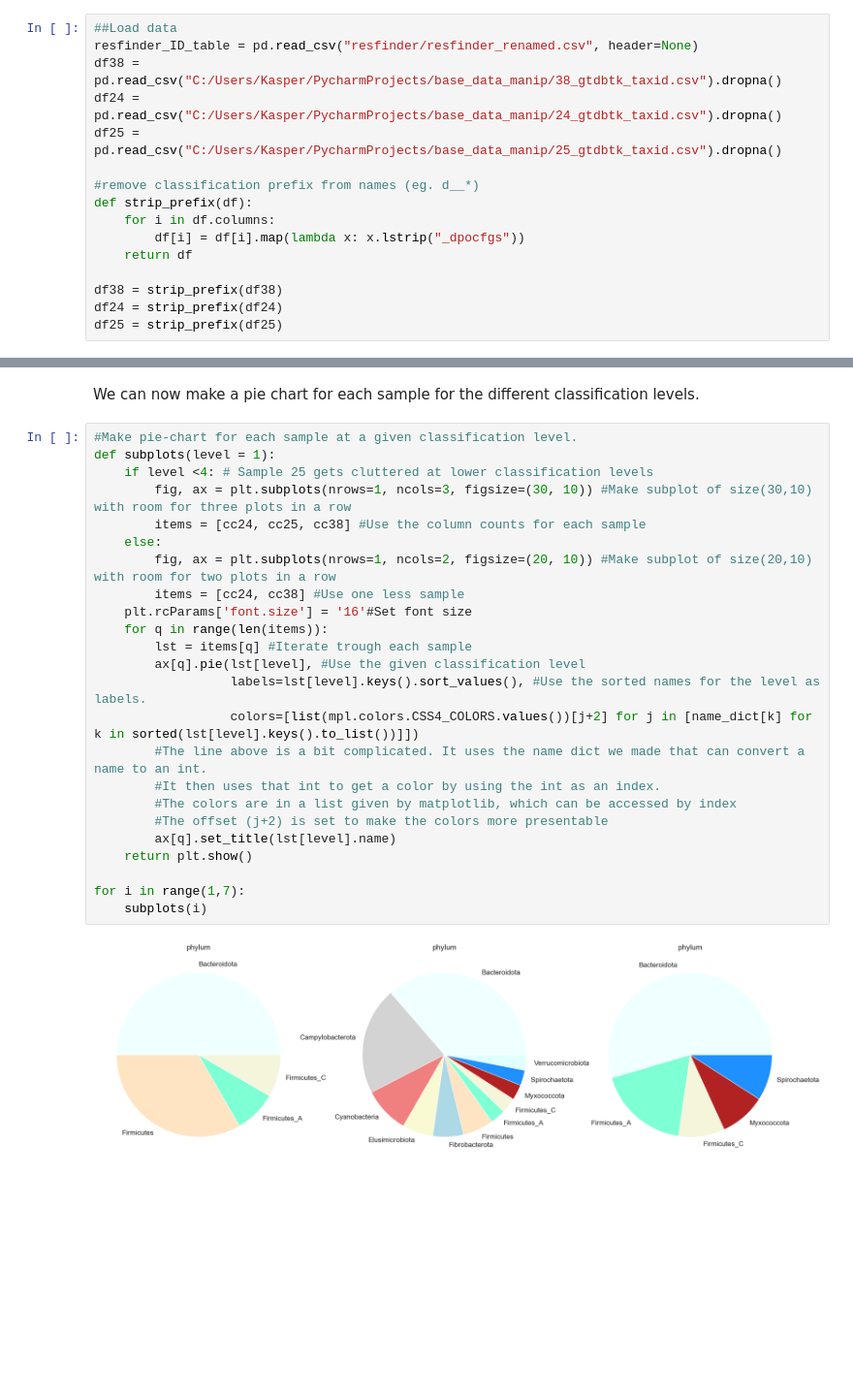
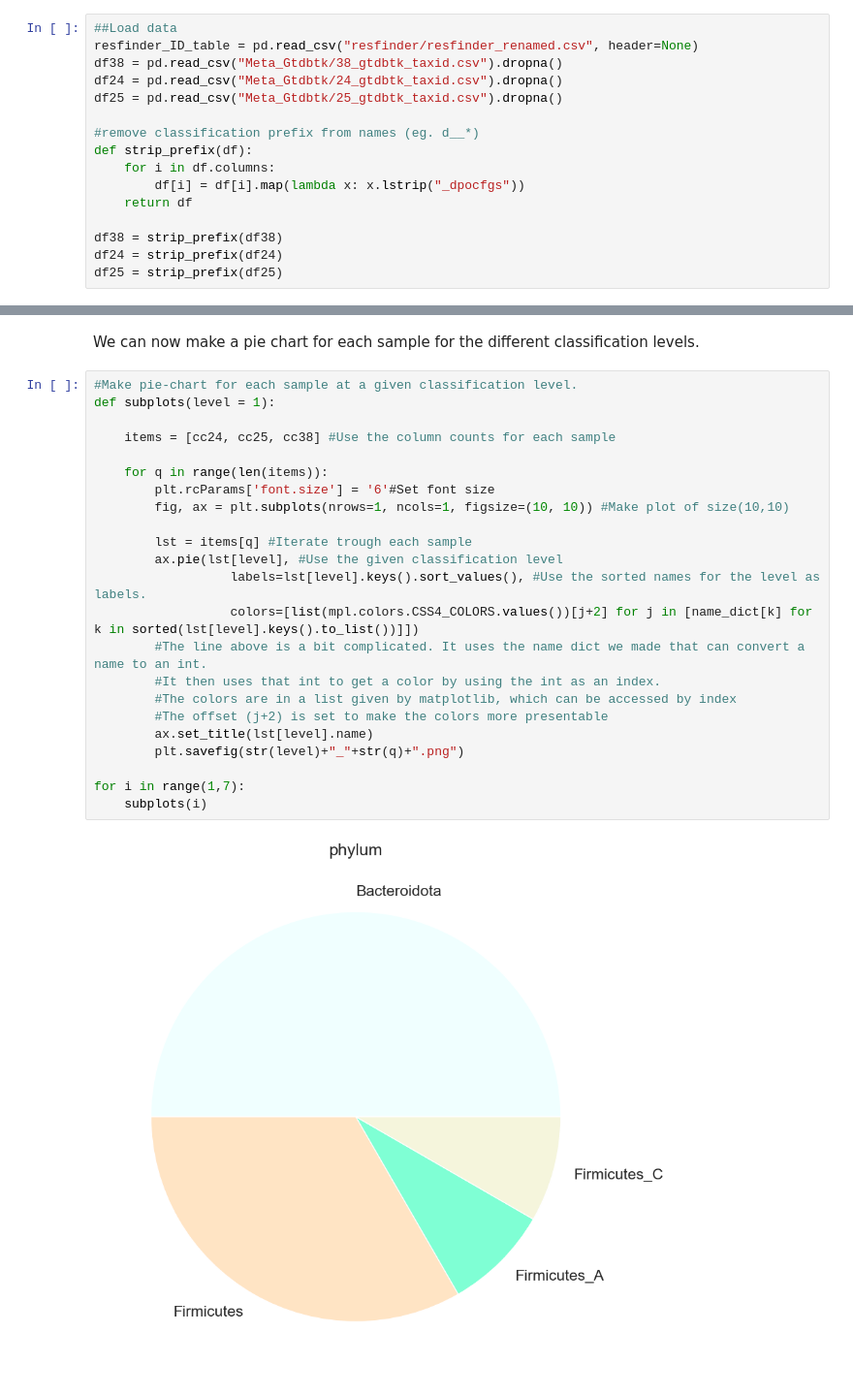
Before and after one commit to prince-ravi-leow/metagenomics-data-analysis, a Jupyter notebook: metagenomics_coda_repo.ipynb, the cells around one changed output, grey strips where cells are left out. Shown at 97% size. Cells and saved outputs as stored; diff of their text form; blank space fills up the shorter version.

Commit message:
BIG PLOTS

```diff
--- a/metagenomics_coda_repo.ipynb
+++ b/metagenomics_coda_repo.ipynb
@@ -648,9 +648,9 @@ pd.read_csv('./silva/silva_24.mapstat',skiprows=6,sep='\t')
 # %%
 ##Load data
 resfinder_ID_table = pd.read_csv("resfinder/resfinder_renamed.csv", header=None)
-df38 = pd.read_csv("C:/Users/Kasper/PycharmProjects/base_data_manip/38_gtdbtk_taxid.csv").dropna()
-df24 = pd.read_csv("C:/Users/Kasper/PycharmProjects/base_data_manip/24_gtdbtk_taxid.csv").dropna()
-df25 = pd.read_csv("C:/Users/Kasper/PycharmProjects/base_data_manip/25_gtdbtk_taxid.csv").dropna()
+df38 = pd.read_csv("Meta_Gtdbtk/38_gtdbtk_taxid.csv").dropna()
+df24 = pd.read_csv("Meta_Gtdbtk/24_gtdbtk_taxid.csv").dropna()
+df25 = pd.read_csv("Meta_Gtdbtk/25_gtdbtk_taxid.csv").dropna()
 
 #remove classification prefix from names (eg. d__*)
 def strip_prefix(df):
@@ -695,26 +693,25 @@ We can now make a pie chart for each sample for the different classification lev
 # %%
 #Make pie-chart for each sample at a given classification level.
 def subplots(level = 1):
-    if level <4: # Sample 25 gets cluttered at lower classification levels
-        fig, ax = plt.subplots(nrows=1, ncols=3, figsize=(30, 10)) #Make subplot of size(30,10) with room for three plots in a row
-        items = [cc24, cc25, cc38] #Use the column counts for each sample
-    else:
-        fig, ax = plt.subplots(nrows=1, ncols=2, figsize=(20, 10)) #Make subplot of size(20,10) with room for two plots in a row
-        items = [cc24, cc38] #Use one less sample
-    plt.rcParams['font.size'] = '16'#Set font size
+
+    items = [cc24, cc25, cc38] #Use the column counts for each sample
+
     for q in range(len(items)):
+        plt.rcParams['font.size'] = '6'#Set font size
+        fig, ax = plt.subplots(nrows=1, ncols=1, figsize=(10, 10)) #Make plot of size(10,10)
+
         lst = items[q] #Iterate trough each sample
-        ax[q].pie(lst[level], #Use the given classification level
+        ax.pie(lst[level], #Use the given classification level
                   labels=lst[level].keys().sort_values(), #Use the sorted names for the level as labels.
                   colors=[list(mpl.colors.CSS4_COLORS.values())[j+2] for j in [name_dict[k] for k in sorted(lst[level].keys().to_list())]])
         #The line above is a bit complicated. It uses the name dict we made that can convert a name to an int.
         #It then uses that int to get a color by using the int as an index.
         #The colors are in a list given by matplotlib, which can be accessed by index
         #The offset (j+2) is set to make the colors more presentable
-        ax[q].set_title(lst[level].name)
-    return plt.show()
+        ax.set_title(lst[level].name)
+        plt.savefig(str(level)+"_"+str(q)+".png")
 
 for i in range(1,7):
     subplots(i)
 # %% [output]
-[figure, old version]
+[figure, new version]
```
Also changed, not shown: parts of 3 cells of this notebook.
